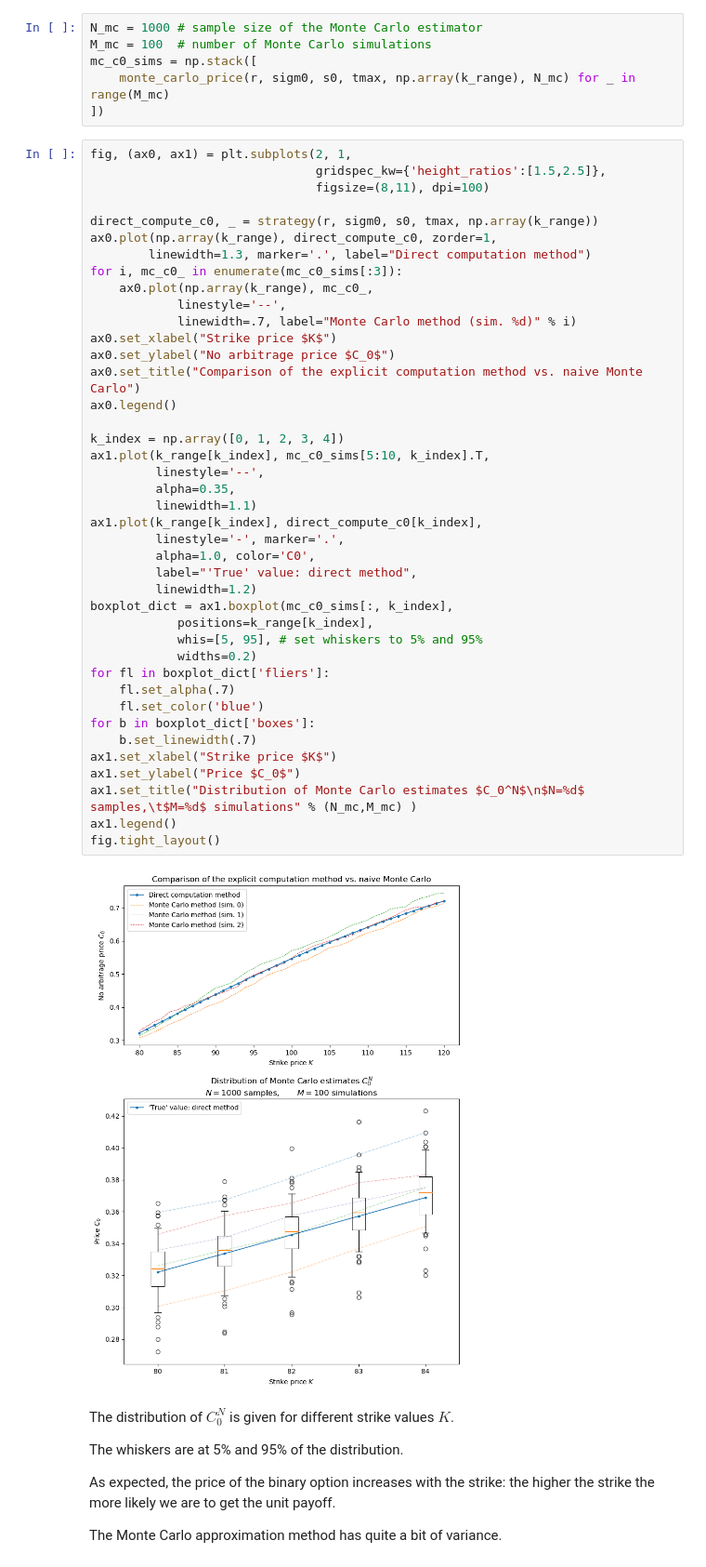
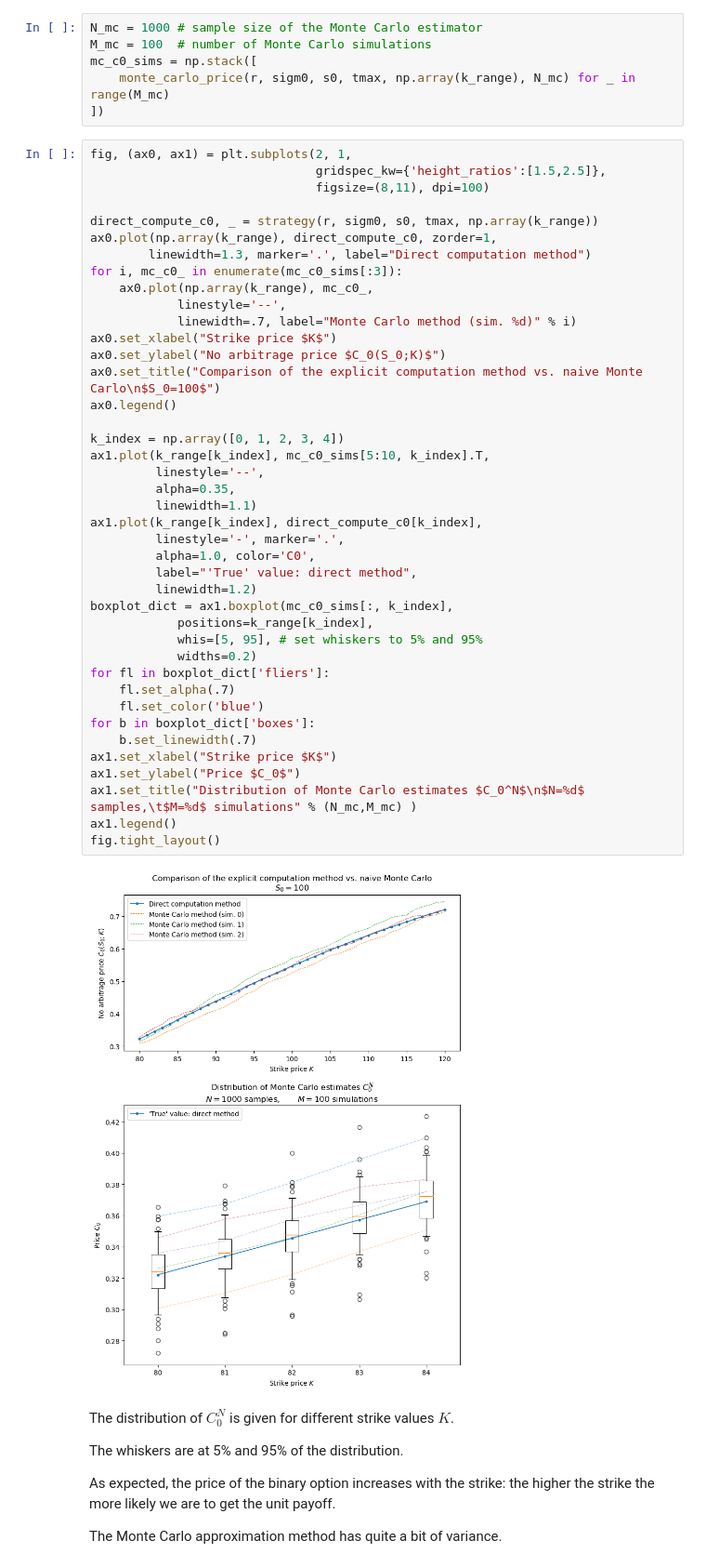
Before and after one commit to ManifoldFR/map552, a Jupyter notebook: cps7-importancesampling/cps7-IS-jallet.ipynb, the cells around one changed output. Shown at 93% size. Drawn from its saved outputs; the diff is of its cells as text.

```diff
--- a/cps7-importancesampling/cps7-IS-jallet.ipynb
+++ b/cps7-importancesampling/cps7-IS-jallet.ipynb
@@ -140,36 +140,36 @@ for i, mc_c0_ in enumerate(mc_c0_sims[:3]):
             linestyle='--',
             linewidth=.7, label="Monte Carlo method (sim. %d)" % i)
 ax0.set_xlabel("Strike price $K$")
-ax0.set_ylabel("No arbitrage price $C_0$")
-ax0.set_title("Comparison of the explicit computation method vs. naive Monte Carlo")
+ax0.set_ylabel("No arbitrage price $C_0(S_0;K)$")
+ax0.set_title("Comparison of the explicit computation method vs. naive Monte Carlo\n$S_0=100$")
 ax0.legend()
 
 k_index = np.array([0, 1, 2, 3, 4])
 ax1.plot(k_range[k_index], mc_c0_sims[5:10, k_index].T,
          linestyle='--',
          alpha=0.35,
          linewidth=1.1)
 ax1.plot(k_range[k_index], direct_compute_c0[k_index],
          linestyle='-', marker='.',
          alpha=1.0, color='C0',
          label="'True' value: direct method",
          linewidth=1.2)
 boxplot_dict = ax1.boxplot(mc_c0_sims[:, k_index],
             positions=k_range[k_index],
             whis=[5, 95], # set whiskers to 5% and 95%
             widths=0.2)
 for fl in boxplot_dict['fliers']:
     fl.set_alpha(.7)
     fl.set_color('blue')
 for b in boxplot_dict['boxes']:
     b.set_linewidth(.7)
 ax1.set_xlabel("Strike price $K$")
 ax1.set_ylabel("Price $C_0$")
 ax1.set_title("Distribution of Monte Carlo estimates $C_0^N$\n$N=%d$ samples,\t$M=%d$ simulations" % (N_mc,M_mc) )
 ax1.legend()
 fig.tight_layout()
 # %% [output]
-[figure, old version]
+[figure, new version]
 # %% [markdown]
 The distribution of $C_0^N$ is given for different strike values $K$.
 
```
Also changed, not shown: parts of 12 cells of this notebook.
